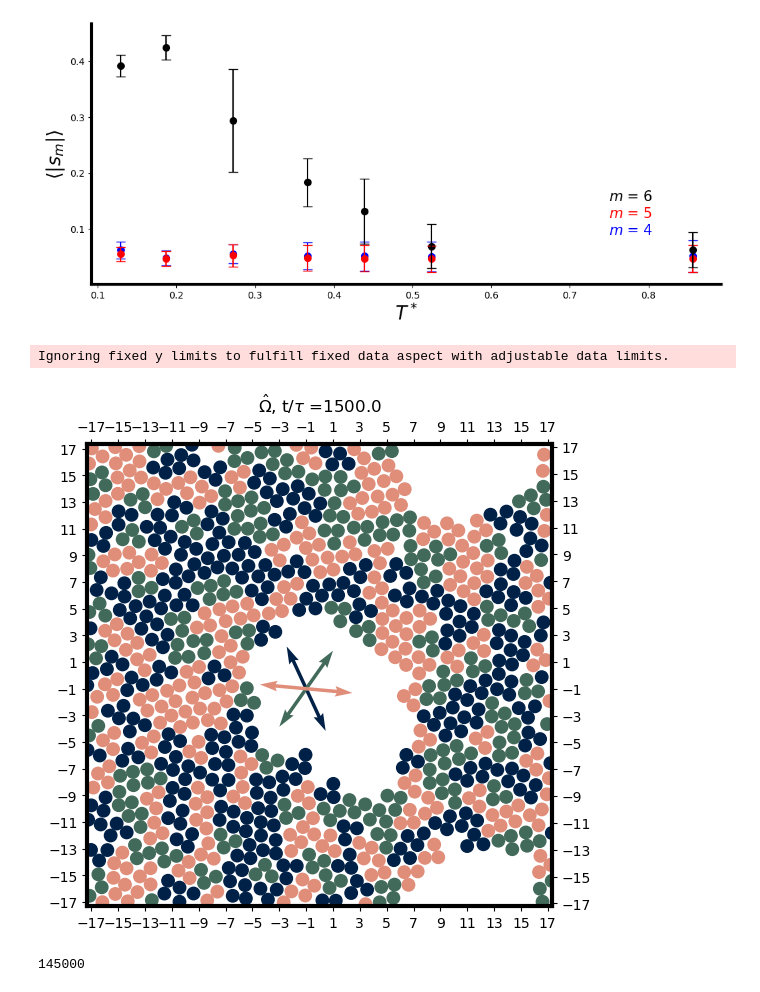
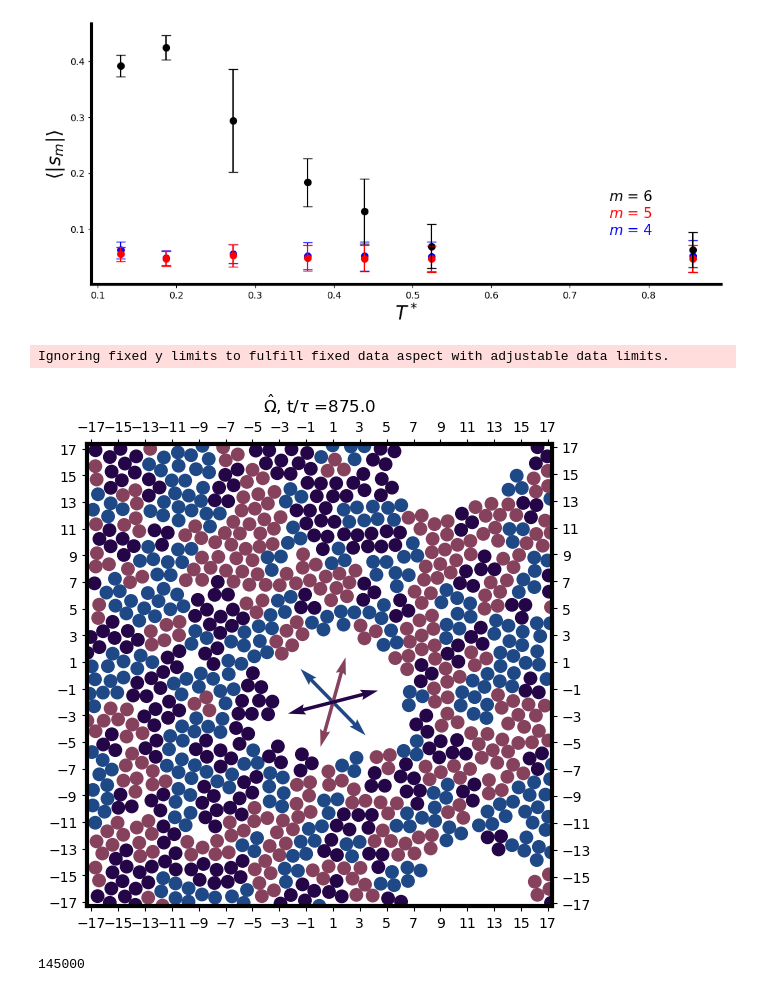
Before and after one commit to leopidolite/MolecularDynamics, a Jupyter notebook: 2dLW/PLOT_trajectory.ipynb, the cells around one changed output. Cells and saved outputs as stored; diff of their text form; code cells hidden in the pictures.

```diff
--- a/2dLW/PLOT_trajectory.ipynb
+++ b/2dLW/PLOT_trajectory.ipynb
@@ -281,7 +296,7 @@ def compute_gr(gr_x, gr_y, dr, hk_lim, rho_star, t_start, t_end):
     num_bins = int(np.ceil(hk_lim / dr))
     h_total = np.zeros(num_bins)
 
-    for t in range(t_start, t_end):
+    for t in range(t_start, t_end-1):
         x = gr_x[t]
         y = gr_y[t]
 
@@ -307,9 +326,8 @@ def compute_gr(gr_x, gr_y, dr, hk_lim, rho_star, t_start, t_end):
 # %%
-t_start = 85000 ## beginning of time average (in timesteps)
-t_end = 90000 ## end of time average (in timesteps)
+t_start = 0 ## beginning of time average (in timesteps)
+t_end = 100000 ## end of time average (in timesteps)
 hk_lim = L / 2 ## cutoff
 dr = 0.05 ## bin size
-
 r_vals, g_r = compute_gr(gr_x, gr_y, dr, hk_lim, rho_star, t_start, t_end)
 # %%
 ## Compute Temperautre
@@ -588,3 +690,19 @@ for spine in ax.spines.values():
 plt.show()
 # %% [output]
 [figure]
+# %%
+g_r_l = [
+    compute_gr(gr_x, gr_y, dr, hk_lim, rho_star, 15000, 30000)[1],
+    compute_gr(gr_x, gr_y, dr, hk_lim, rho_star, 35000, 50000)[1],
+    compute_gr(gr_x, gr_y, dr, hk_lim, rho_star, 55000, 70000)[1],
+    compute_gr(gr_x, gr_y, dr, hk_lim, rho_star, 75000, 90000)[1],
+    compute_gr(gr_x, gr_y, dr, hk_lim, rho_star, 95000, 110000)[1],
+    compute_gr(gr_x, gr_y, dr, hk_lim, rho_star, 115000, 130000)[1],
+    compute_gr(gr_x, gr_y, dr, hk_lim, rho_star, 135000, 150000)[1]
+]
+g_r_l = np.array(g_r_l)
+# %%
+## Choose cutoff for processing g_r
+cutoff =17.3
+trunc = (int)(cutoff/0.05)
+g_r_list = g_r_l[:, 0:trunc]
@@ -756,10 +1006,11 @@ n_6 = n_hat(6)
 # %%
 ##############################################
 ## Set arrows position (in void)
-arrows_x = -1
-arrows_y = -1
+arrows_x = 1
+arrows_y = -2
 alph = 1
 ss = 80
+t = 87500
 ##############################################
 
 def get_state(t):
@@ -785,7 +1036,8 @@ vy000 = np.array(vyt[2*N:3*N])
 plt.figure(figsize = (6,6))
 
 # colors = ['#4E3629', '#FFC72C', '#C00404'] # Brown U Colors !
-colors = ['#002147', '#E08D79', '#426A5A']  # oxford colors
+# colors = ['#002147', '#E08D79', '#426A5A']  # oxford colors
+colors = ['#1E4886', '#240547', '#86425D']
 
 
 ### ss = 285 for N = 200
@@ -804,40 +1056,40 @@ plt.ylim(-L/2,L/2)
 plt.xticks(np.arange(np.ceil(-L/2), np.floor(L/2)+1, 2))
 plt.yticks(np.arange(np.ceil(-L/2), np.floor(L/2)+1, 2))
 ax = plt.gca()
 for spine in ax.spines.values():
     spine.set_linewidth(3)
 ax_top = ax.twiny()
 ax_top.set_xlim(ax.get_xlim())
 ax_top.set_xticks(np.arange(np.ceil(-L/2), np.floor(L/2)+1, 2))
 ax_right = ax.twinx()
 ax_right.set_ylim(ax.get_ylim())
 ax_right.set_yticks(np.arange(np.ceil(-L/2), np.floor(L/2)+1, 2))
 
 
 x0 = x_COM[t,:]
 y0 = y_COM[t,:]
 u = omega_x[t,:]
 v = omega_y[t,:]
 # plt.quiver(x0, y0, u, v, scale=20, width=0.005, headwidth=3, headlength=4)
 
-plt.quiver(arrows_x,arrows_y,n_6[0][t], n_6[1][t], scale = 10, color = cols[0])
-plt.quiver(arrows_x,arrows_y,-n_6[0][t], -n_6[1][t], scale = 10, color = cols[0])
-plt.quiver(arrows_x,arrows_y,n_6[0][t]*np.cos(np.pi/3) + n_6[1][t]*np.sin(np.pi/3), -n_6[0][t]*np.sin(np.pi/3) + n_6[1][t]*np.cos(np.pi/3), scale = 10, color = cols[1])
-plt.quiver(arrows_x,arrows_y,-(n_6[0][t]*np.cos(np.pi/3) + n_6[1][t]*np.sin(np.pi/3)), -(-n_6[0][t]*np.sin(np.pi/3) + n_6[1][t]*np.cos(np.pi/3)), scale = 10, color = cols[1])
-plt.quiver(arrows_x,arrows_y,n_6[0][t]*np.cos(2*np.pi/3) + n_6[1][t]*np.sin(2*np.pi/3), -n_6[0][t]*np.sin(2*np.pi/3) + n_6[1][t]*np.cos(2*np.pi/3), scale = 10, color = cols[2])
-plt.quiver(arrows_x,arrows_y,-(n_6[0][t]*np.cos(2*np.pi/3) + n_6[1][t]*np.sin(2*np.pi/3)), -(-n_6[0][t]*np.sin(2*np.pi/3) + n_6[1][t]*np.cos(2*np.pi/3)), scale = 10, color = cols[2])
+plt.quiver(arrows_x,arrows_y,n_6[0][t], n_6[1][t], scale = 10, color = colors[0])
+plt.quiver(arrows_x,arrows_y,-n_6[0][t], -n_6[1][t], scale = 10, color = colors[0])
+plt.quiver(arrows_x,arrows_y,n_6[0][t]*np.cos(np.pi/3) + n_6[1][t]*np.sin(np.pi/3), -n_6[0][t]*np.sin(np.pi/3) + n_6[1][t]*np.cos(np.pi/3), scale = 10, color = colors[2])
+plt.quiver(arrows_x,arrows_y,-(n_6[0][t]*np.cos(np.pi/3) + n_6[1][t]*np.sin(np.pi/3)), -(-n_6[0][t]*np.sin(np.pi/3) + n_6[1][t]*np.cos(np.pi/3)), scale = 10, color = colors[2])
+plt.quiver(arrows_x,arrows_y,n_6[0][t]*np.cos(2*np.pi/3) + n_6[1][t]*np.sin(2*np.pi/3), -n_6[0][t]*np.sin(2*np.pi/3) + n_6[1][t]*np.cos(2*np.pi/3), scale = 10, color = colors[1])
+plt.quiver(arrows_x,arrows_y,-(n_6[0][t]*np.cos(2*np.pi/3) + n_6[1][t]*np.sin(2*np.pi/3)), -(-n_6[0][t]*np.sin(2*np.pi/3) + n_6[1][t]*np.cos(2*np.pi/3)), scale = 10, color = colors[1])
 
 # plt.text(-3.8,9.5, "$\\hat{n}$", color = 'red', fontsize = 20)
 plt.xlim(-L/2, L/2)
 plt.ylim(-L/2, L/2)
 
 ax = plt.gca().set_aspect('equal')
 
 plt.title("$\\hat{\\Omega}$, t/$\\tau$ =" + f"{t*0.01}")
 plt.show()
 # %% [output]
 Ignoring fixed y limits to fulfill fixed data aspect with adjustable data limits.
-[figure, old version]
+[figure, new version]
 # %%
 # Count nearest neighbors; recompute order parameter without molecules in voids
 # %% [output]
```
Also changed, not shown: parts of 39 cells of this notebook, 1 other file.
